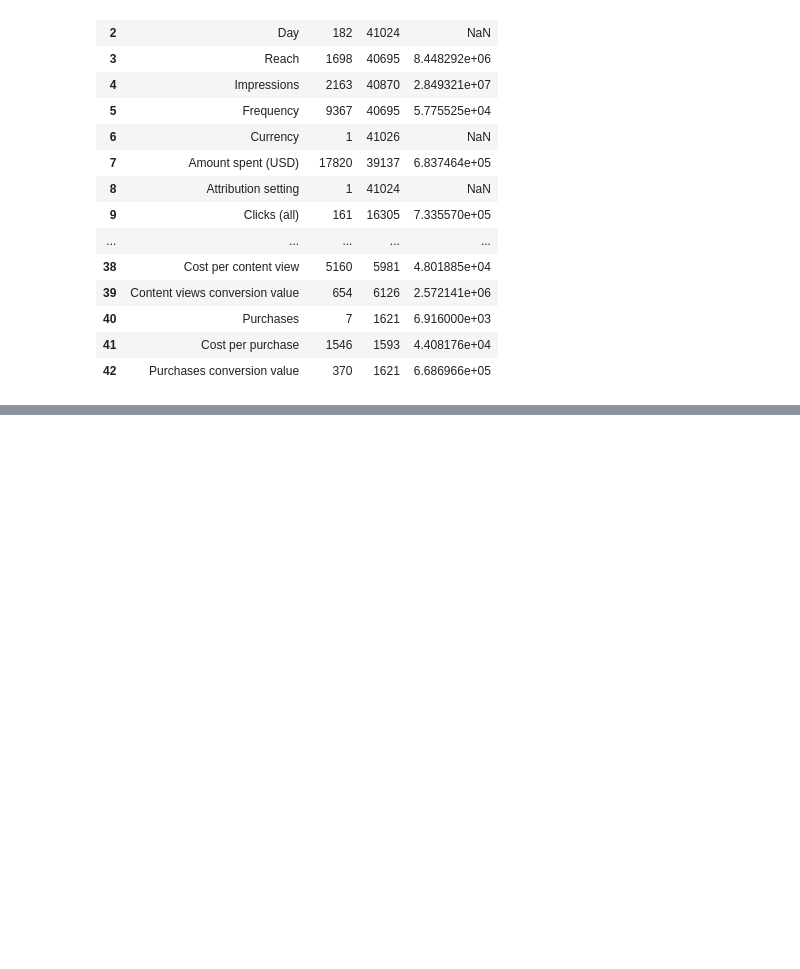
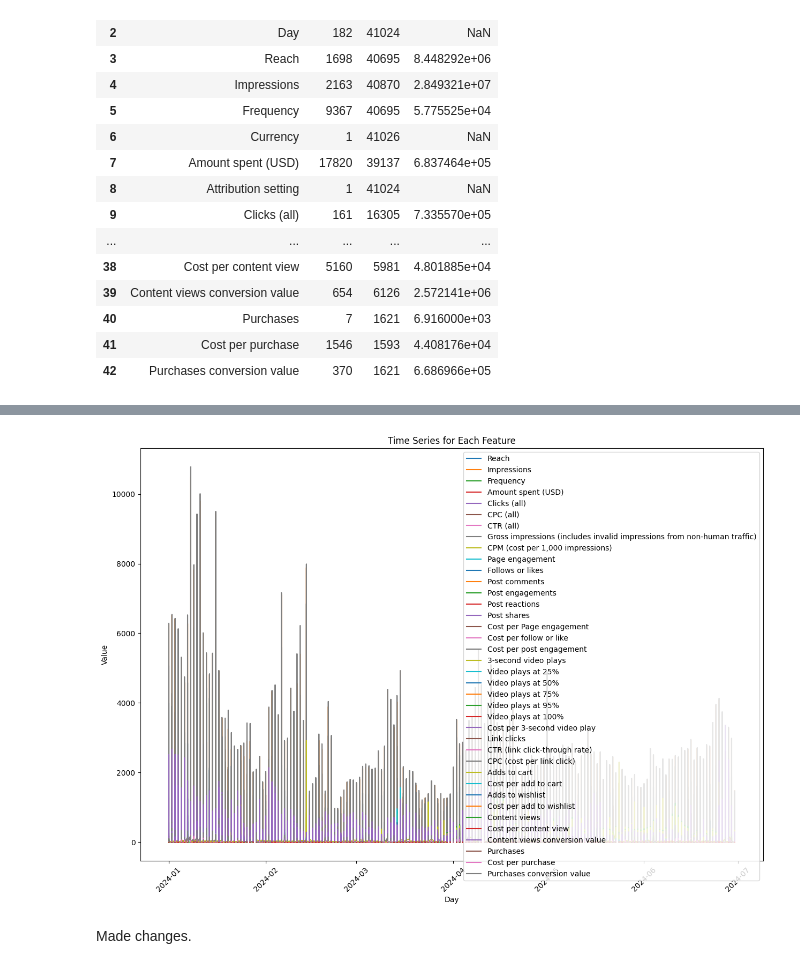
Before and after one commit to Zeth-Abney/Advertising-EDA, a Jupyter notebook: notebooks/luma-nutrition-eda.ipynb, the cells around one changed output, grey strips where cells are left out. Drawn from its saved outputs; the diff is of its cells as text; code cells hidden in the pictures; blank space fills up the shorter version.

```diff
--- a/notebooks/luma-nutrition-eda.ipynb
+++ b/notebooks/luma-nutrition-eda.ipynb
@@ -71,0 +90,33 @@ summary_df
+# %%
+# Convert the 'Day' column to datetime
+data['Day'] = pd.to_datetime(data['Day'])
+
+# Get the list of numeric features excluding 'Day'
+numeric_features = data.select_dtypes(include=['float64', 'int64']).columns
+
+# Set the figure size
+plt.figure(figsize=(15, 10))
+
+# Iterate over each numeric feature and plot the time series
+for feature in numeric_features:
+    plt.plot(data['Day'], data[feature], label=feature, linestyle='-', marker='')
+
+# Set the x-axis label and rotate the tick labels
+plt.xlabel('Day')
+plt.xticks(rotation=45)
+
+# Set the y-axis label
+plt.ylabel('Value')
+
+# Set the title of the plot
+plt.title('Time Series for Each Feature')
+
+# Add a legend
+plt.legend(loc='upper right')
+
+# Show the plot
+plt.show()
+# %% [output]
+[figure, added]
+# %% [markdown]
+Made changes.
```
Also changed, not shown: parts of 2 cells of this notebook, 1 other file.
